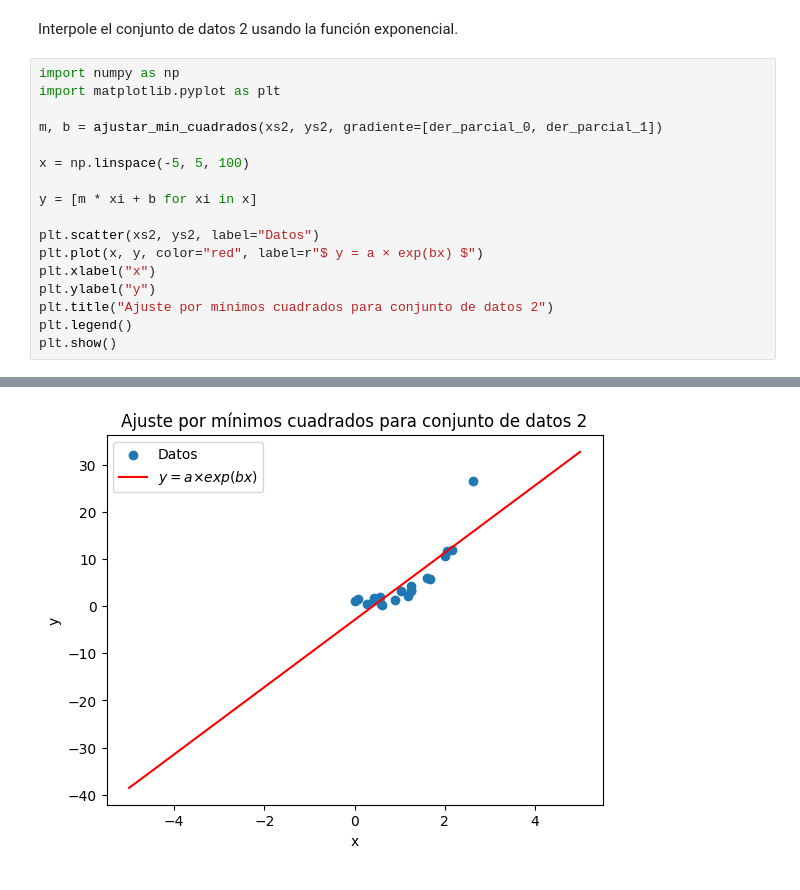
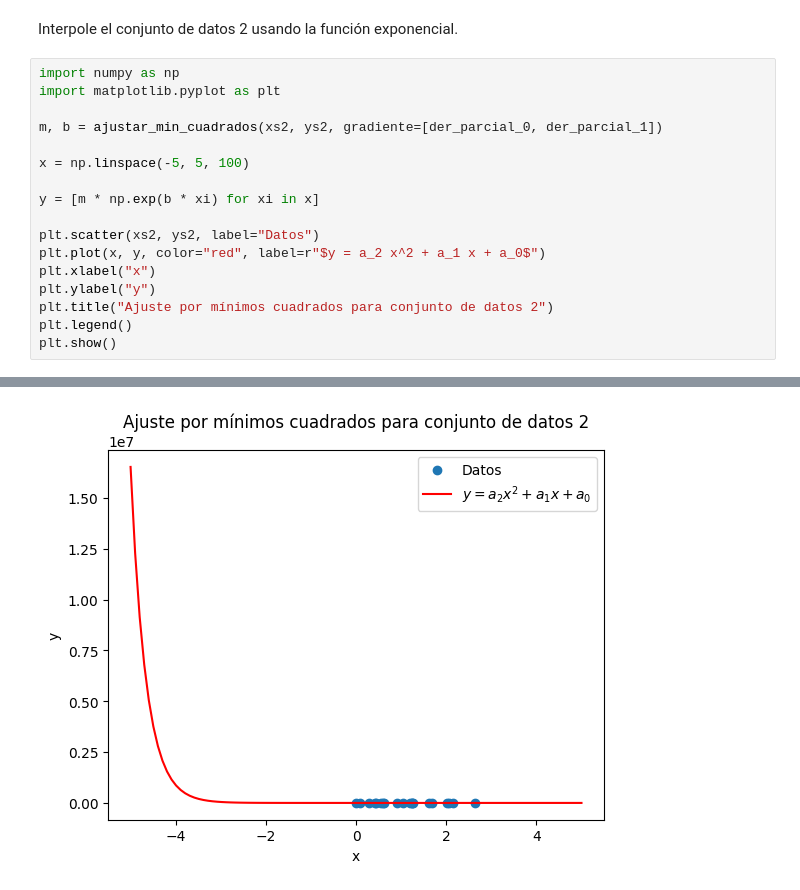
Before and after one commit to lPachecol/Prueba2BIM, a Jupyter notebook: min_cuadrados.ipynb, the cells around one changed output, grey strips where cells are left out. Drawn from its saved outputs; the diff is of its cells as text.

```diff
--- a/min_cuadrados.ipynb
+++ b/min_cuadrados.ipynb
@@ -267,10 +267,10 @@ m, b = ajustar_min_cuadrados(xs2, ys2, gradiente=[der_parcial_0, der_parcial_1])
 
 x = np.linspace(-5, 5, 100)
 
-y = [m * xi + b for xi in x]
+y = [m * np.exp(b * xi) for xi in x]
 
 plt.scatter(xs2, ys2, label="Datos")
-plt.plot(x, y, color="red", label=r"$ y = a × exp(bx) $")
+plt.plot(x, y, color="red", label=r"$y = a_2 x^2 + a_1 x + a_0$")
 plt.xlabel("x")
 plt.ylabel("y")
 plt.title("Ajuste por mínimos cuadrados para conjunto de datos 2")
@@ -282,3 +282,3 @@ plt.show()
 [[22.0372     20.         98.2963    ]
  [ 0.         -9.57184451 28.05930253]]
-[figure, old version]
+[figure, new version]
```
Also changed, not shown: parts of 2 cells of this notebook.
